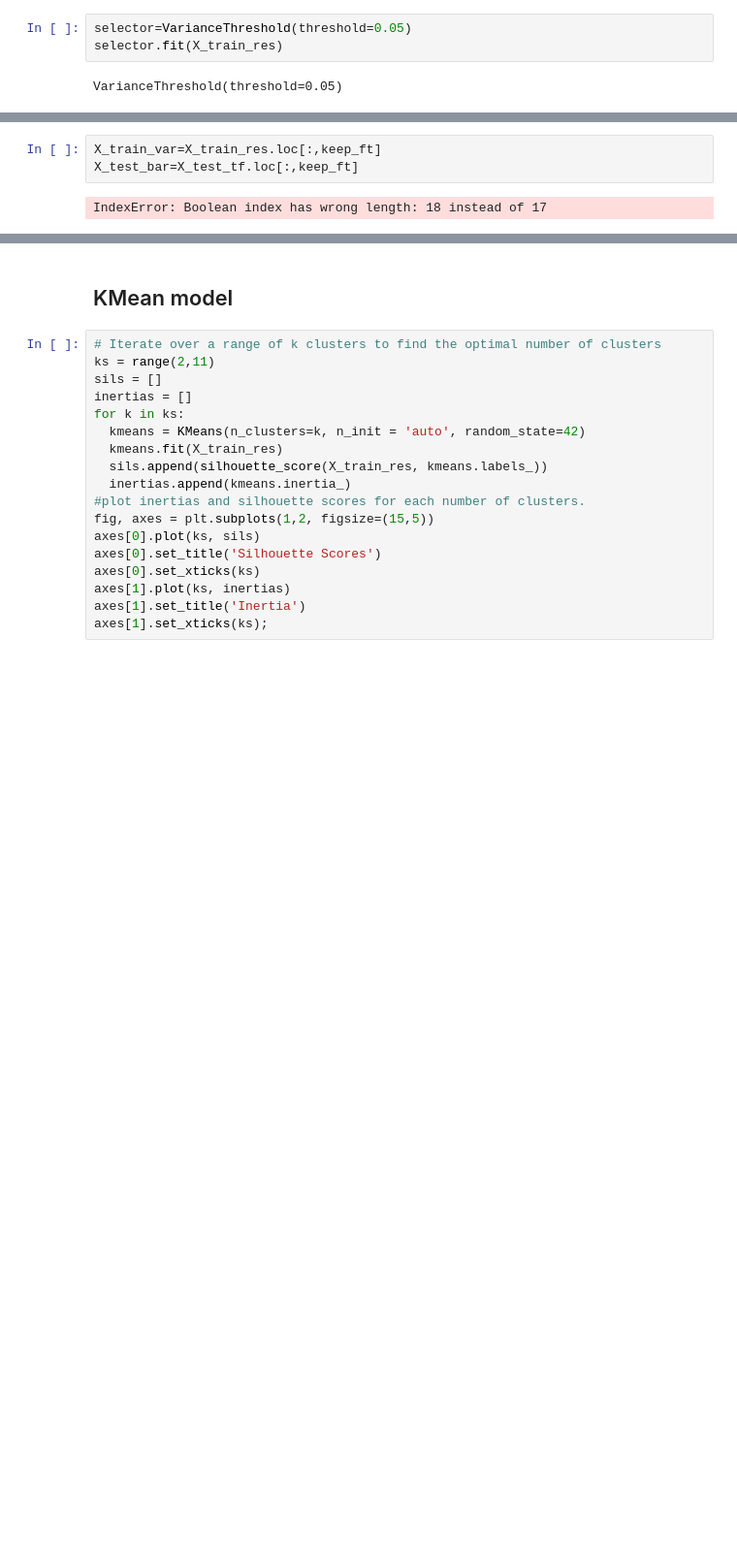
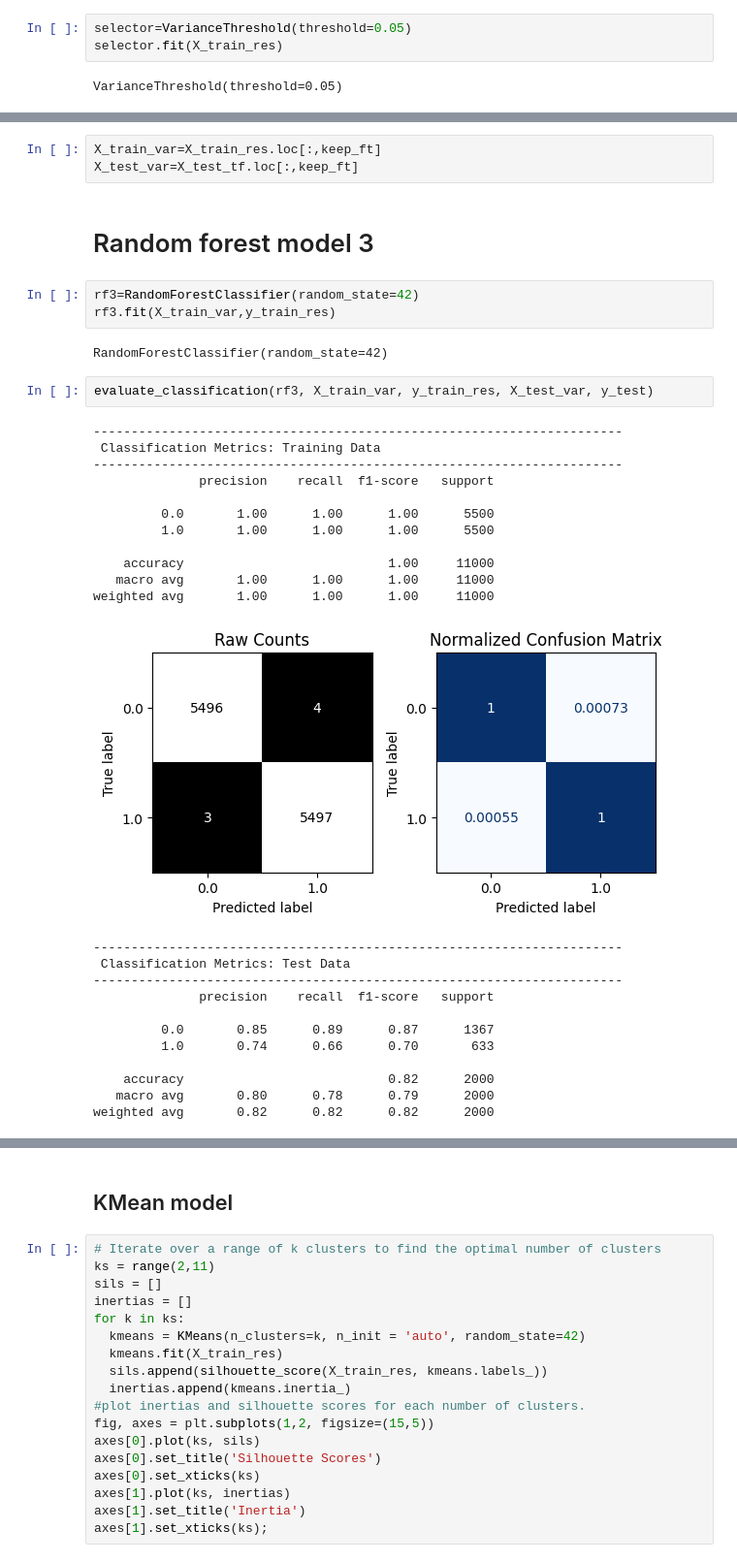
Before and after one commit to farahwadya/Car-insurance-intermediate-machine-learning-project, a Jupyter notebook: Car_insurance_prj.ipynb, the cells around one changed output, grey strips where cells are left out. Shown at 97% size. Drawn from its saved outputs; the diff is of its cells as text; blank space fills up the shorter version.

```diff
--- a/Car_insurance_prj.ipynb
+++ b/Car_insurance_prj.ipynb
@@ -754,5 +763,36 @@ np.int64(17)
 # %%
 X_train_var=X_train_res.loc[:,keep_ft]
-X_test_bar=X_test_tf.loc[:,keep_ft]
+X_test_var=X_test_tf.loc[:,keep_ft]
-# %% [output]
-IndexError: Boolean index has wrong length: 18 instead of 17
+# %% [markdown]
+# Random forest model 3
+# %%
+rf3=RandomForestClassifier(random_state=42)
+rf3.fit(X_train_var,y_train_res)
+# %% [output]
+RandomForestClassifier(random_state=42)
+# %%
+evaluate_classification(rf3, X_train_var, y_train_res, X_test_var, y_test)
+# %% [output]
+----------------------------------------------------------------------
+ Classification Metrics: Training Data
+----------------------------------------------------------------------
+              precision    recall  f1-score   support
+
+         0.0       1.00      1.00      1.00      5500
+         1.0       1.00      1.00      1.00      5500
+
+    accuracy                           1.00     11000
+   macro avg       1.00      1.00      1.00     11000
+weighted avg       1.00      1.00      1.00     11000
+[figure, added]
+----------------------------------------------------------------------
+ Classification Metrics: Test Data
+----------------------------------------------------------------------
+              precision    recall  f1-score   support
+
+         0.0       0.85      0.89      0.87      1367
+         1.0       0.74      0.66      0.70       633
+
+    accuracy                           0.82      2000
+   macro avg       0.80      0.78      0.79      2000
+weighted avg       0.82      0.82      0.82      2000
```
Also changed, not shown: parts of 19 cells of this notebook.
